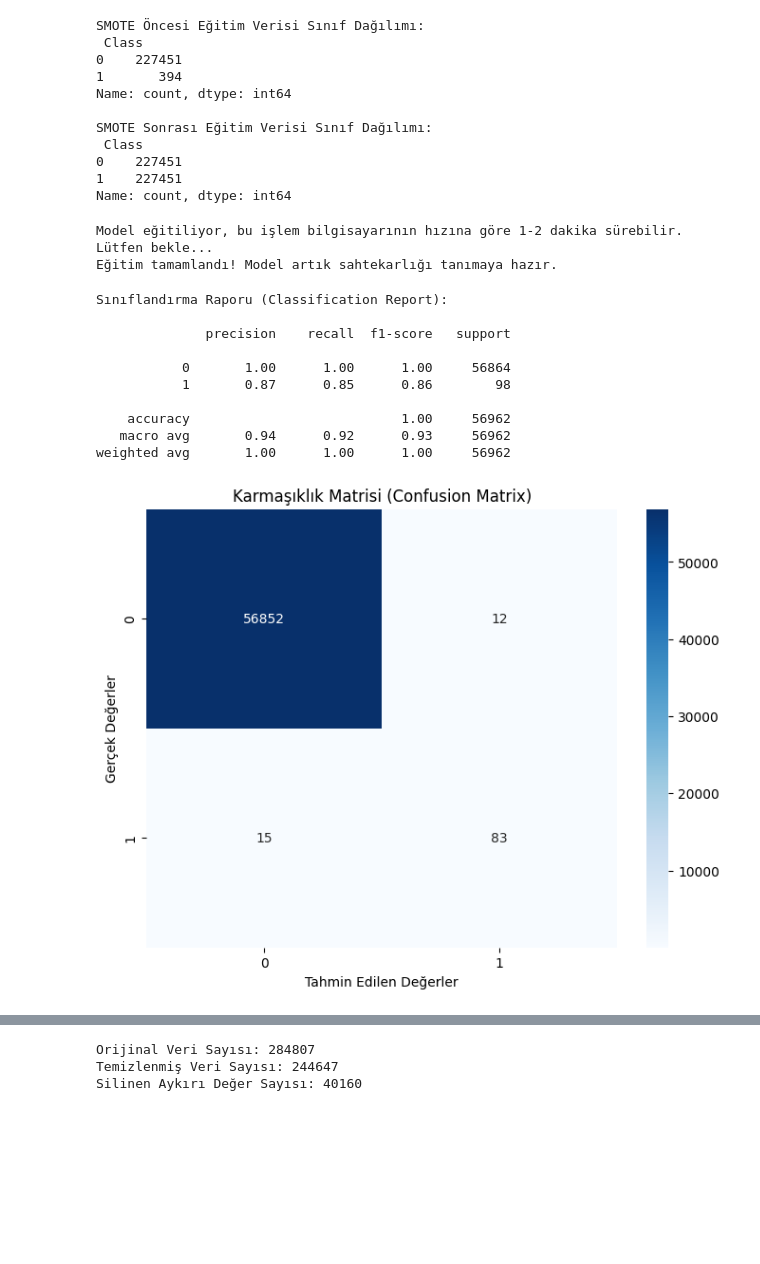
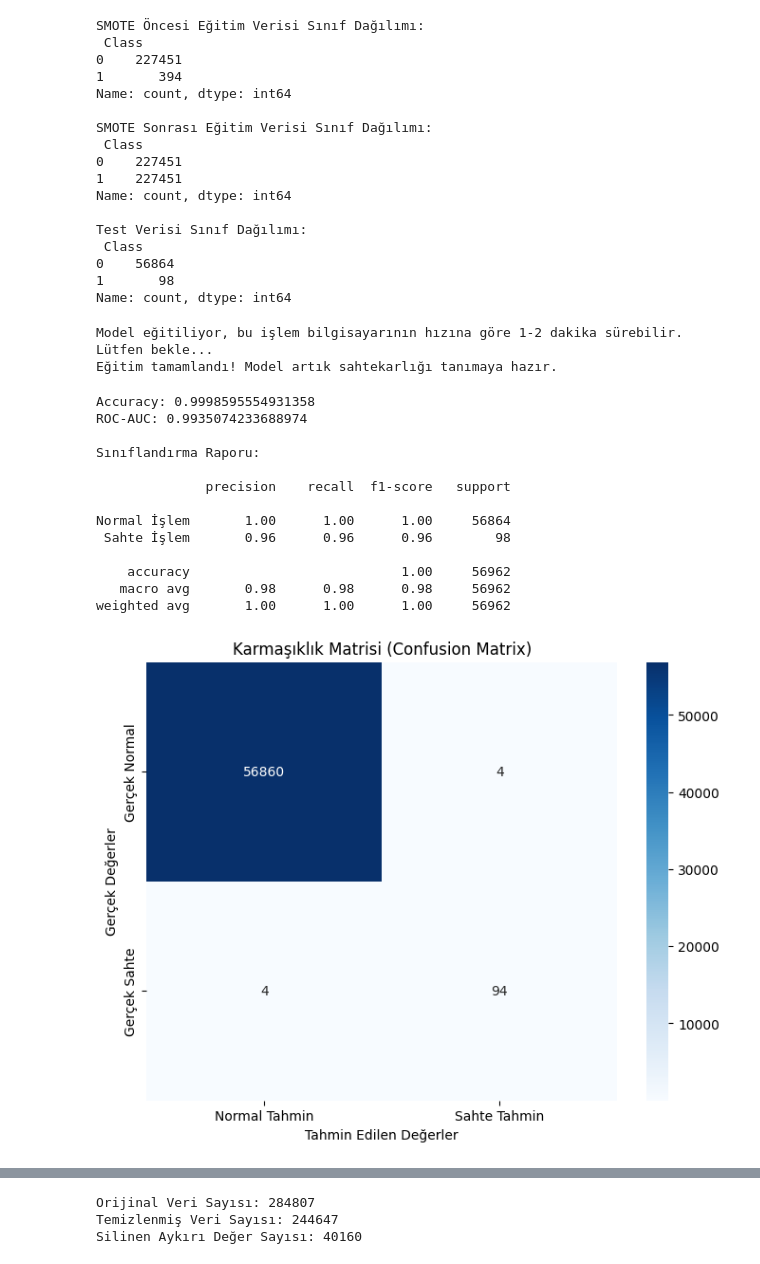
Before and after one commit to emlk2/CreditCard-Fraud-Detection, a Jupyter notebook: veri_analizi.ipynb, the cells around one changed output, grey strips where cells are left out. Drawn from its saved outputs; the diff is of its cells as text; code cells hidden in the pictures; blank space fills up the shorter version.

```diff
--- a/veri_analizi.ipynb
+++ b/veri_analizi.ipynb
@@ -38,15 +71,24 @@ y = df['Class']
 from sklearn.model_selection import train_test_split
 from imblearn.over_sampling import SMOTE
 
-# Veriyi Eğitim (%80) ve Test (%20) olarak ayırıyoruz
-X_train, X_test, y_train, y_test = train_test_split(X, y, test_size=0.2, random_state=42)
+# Veriyi eğitim ve test olarak ayırıyoruz.
+# stratify=y sayesinde Class dağılımı train ve test setlerinde korunur.
+X_train, X_test, y_train, y_test = train_test_split(
+    X,
+    y,
+    test_size=0.2,
+    random_state=42,
+    stratify=y
+)
 
-# SMOTE'u sadece EĞİTİM verisine uyguluyoruz
+# SMOTE sadece eğitim verisine uygulanır.
+# Test verisine uygulanmaz; test verisi gerçek dünya dağılımını temsil eder.
 smote = SMOTE(random_state=42)
 X_train_smote, y_train_smote = smote.fit_resample(X_train, y_train)
 
 print("SMOTE Öncesi Eğitim Verisi Sınıf Dağılımı:\n", y_train.value_counts())
 print("\nSMOTE Sonrası Eğitim Verisi Sınıf Dağılımı:\n", y_train_smote.value_counts())
+print("\nTest Verisi Sınıf Dağılımı:\n", y_test.value_counts())
 # %% [output]
 SMOTE Öncesi Eğitim Verisi Sınıf Dağılımı:
  Class
@@ -59,6 +101,12 @@ SMOTE Sonrası Eğitim Verisi Sınıf Dağılımı:
 0    227451
 1    227451
 Name: count, dtype: int64
+
+Test Verisi Sınıf Dağılımı:
+ Class
+0    56864
+1       98
+Name: count, dtype: int64
 # %%
 from sklearn.ensemble import RandomForestClassifier
 
@@ -76,35 +124,61 @@ print("Eğitim tamamlandı! Model artık sahtekarlığı tanımaya hazır.")
 Model eğitiliyor, bu işlem bilgisayarının hızına göre 1-2 dakika sürebilir. Lütfen bekle...
 Eğitim tamamlandı! Model artık sahtekarlığı tanımaya hazır.
 # %%
-from sklearn.metrics import classification_report, confusion_matrix
+from sklearn.metrics import classification_report, confusion_matrix, accuracy_score, roc_auc_score
 import seaborn as sns
 import matplotlib.pyplot as plt
 
-# Modelden, X_test (özellikler) verisine bakarak y_test'i (hedefi) tahmin etmesini istiyoruz
+# Test verisi üzerinde sınıf tahmini
 y_pred = model.predict(X_test)
 
-# Sonuçları değerlendirelim
-print("Sınıflandırma Raporu (Classification Report):\n")
-print(classification_report(y_test, y_pred))
+# Test verisi üzerinde sahtekarlık olasılığı
+y_proba = model.predict_proba(X_test)[:, 1]
 
-# Karmaşıklık Matrisi (Confusion Matrix) Çizdirme
+# Accuracy ve ROC-AUC
+accuracy = accuracy_score(y_test, y_pred)
+roc_auc = roc_auc_score(y_test, y_proba)
+
+print("Accuracy:", accuracy)
+print("ROC-AUC:", roc_auc)
+
+# Sınıflandırma raporu
+print("\nSınıflandırma Raporu:\n")
+print(classification_report(
+    y_test,
+    y_pred,
+    target_names=["Normal İşlem", "Sahte İşlem"]
+))
+
+# Karmaşıklık matrisi
 cm = confusion_matrix(y_test, y_pred)
-plt.figure(figsize=(8,6))
-sns.heatmap(cm, annot=True, fmt="d", cmap="Blues")
+
+plt.figure(figsize=(8, 6))
+sns.heatmap(
+    cm,
+    annot=True,
+    fmt="d",
+    cmap="Blues",
+    xticklabels=["Normal Tahmin", "Sahte Tahmin"],
+    yticklabels=["Gerçek Normal", "Gerçek Sahte"]
+)
+
 plt.title("Karmaşıklık Matrisi (Confusion Matrix)")
-plt.ylabel('Gerçek Değerler')
-plt.xlabel('Tahmin Edilen Değerler')
+plt.ylabel("Gerçek Değerler")
+plt.xlabel("Tahmin Edilen Değerler")
 plt.show()
 # %% [output]
-Sınıflandırma Raporu (Classification Report):
+Accuracy: 0.9998595554931358
+ROC-AUC: 0.9935074233688974
+
+Sınıflandırma Raporu:
 
               precision    recall  f1-score   support
 
-           0       1.00      1.00      1.00     56864
-           1       0.87      0.85      0.86        98
+Normal İşlem       1.00      1.00      1.00     56864
+ Sahte İşlem       0.96      0.96      0.96        98
 
     accuracy                           1.00     56962
-   macro avg       0.94      0.92      0.93     56962
+   macro avg       0.98      0.98      0.98     56962
 weighted avg       1.00      1.00      1.00     56962
-[figure, old version]
+[figure, new version]
 # %%
```
Also changed, not shown: parts of 6 cells of this notebook, 1 other file.
